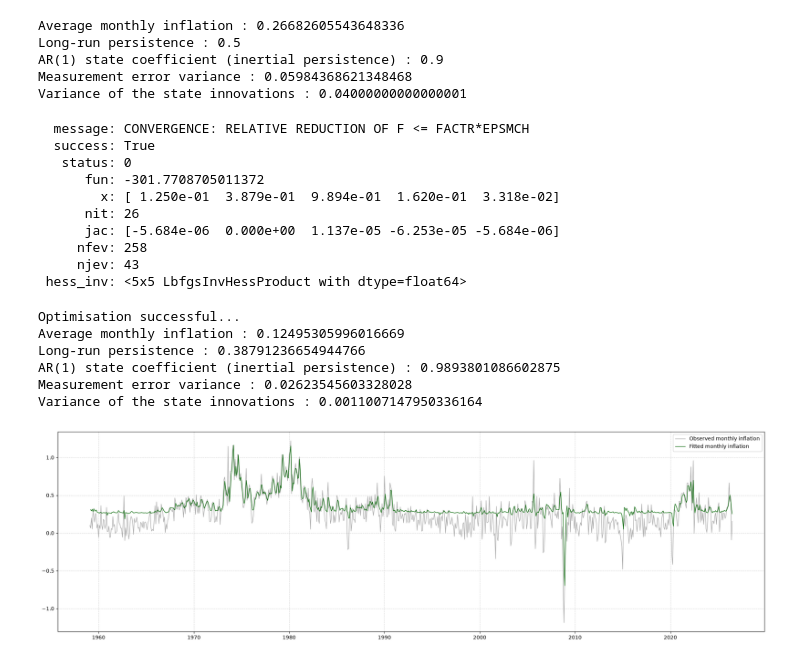
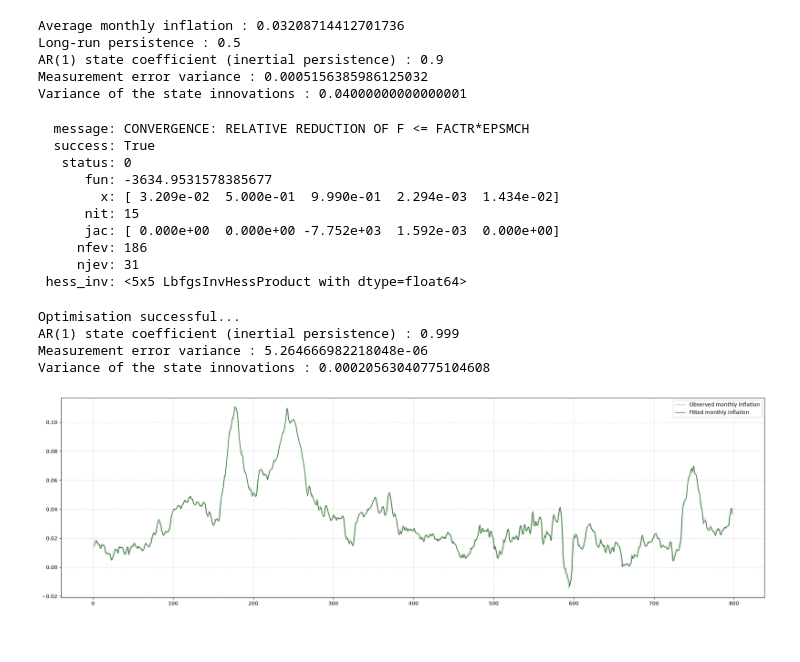
Before and after one commit to Lea-Gosselin/ismi-index, a Jupyter notebook: StateSpaceUS.ipynb, the cells around one changed output. Cells and saved outputs as stored; diff of their text form; code cells hidden in the pictures.

Commit message:
Filter done, test MoM and YoY

```diff
--- a/StateSpaceUS.ipynb
+++ b/StateSpaceUS.ipynb
@@ -33,6 +79,7 @@ if niv=='4':
 # %%
 # Initial parameters
-pi = InflTot.iloc[:, 0].values
+pi = headline.dropna().values/100
+# pi = InflTot.iloc[:,0].values
 
 F = 0.9
 mu = pi.mean()
@@ -50,10 +97,10 @@ print(f"AR(1) state coefficient (inertial persistence) : {F}")
 print(f"Measurement error variance : {H}")
 print(f"Variance of the state innovations : {Q}")
 # %% [output]
-Average monthly inflation : 0.26682605543648336
+Average monthly inflation : 0.03208714412701736
 Long-run persistence : 0.5
 AR(1) state coefficient (inertial persistence) : 0.9
-Measurement error variance : 0.05984368621348468
+Measurement error variance : 0.0005156385986125032
 Variance of the state innovations : 0.04000000000000001
 # %%
 # Optimise...
@@ -63,59 +110,53 @@ res
   message: CONVERGENCE: RELATIVE REDUCTION OF F <= FACTR*EPSMCH
   success: True
    status: 0
-      fun: -301.7708705011372
-        x: [ 1.250e-01  3.879e-01  9.894e-01  1.620e-01  3.318e-02]
-      nit: 26
-      jac: [-5.684e-06  0.000e+00  1.137e-05 -6.253e-05 -5.684e-06]
-     nfev: 258
-     njev: 43
+      fun: -3634.9531578385677
+        x: [ 3.209e-02  5.000e-01  9.990e-01  2.294e-03  1.434e-02]
+      nit: 15
+      jac: [ 0.000e+00  0.000e+00 -7.752e+03  1.592e-03  0.000e+00]
+     nfev: 186
+     njev: 31
  hess_inv: <5x5 LbfgsInvHessProduct with dtype=float64>
 # %%
 # Get parameters...
 print("Optimisation successful...")
-mu, rho_bar, F, H, Q = maths.get_parameters(res.x, M)
-print(f"Average monthly inflation : {mu}")
-print(f"Long-run persistence : {rho_bar}")
+_, _, F, H, Q = maths.get_parameters(res.x, M)
 print(f"AR(1) state coefficient (inertial persistence) : {F}")
 print(f"Measurement error variance : {H}")
 print(f"Variance of the state innovations : {Q}")
 # %% [output]
 Optimisation successful...
-Average monthly inflation : 0.12495305996016669
-Long-run persistence : 0.38791236654944766
-AR(1) state coefficient (inertial persistence) : 0.9893801086602875
-Measurement error variance : 0.02623545603328028
-Variance of the state innovations : 0.0011007147950336164
+AR(1) state coefficient (inertial persistence) : 0.999
+Measurement error variance : 5.264666982218048e-06
+Variance of the state innovations : 0.00020563040775104608
 # %%
 # Filter...
-results = maths.kalman_filter_inflation(X0, pi, return_loglik=False)
+results = maths.kalman_filter_inflation(res.x, pi, return_loglik=False)
 # %%
 # Inflation versus predicted
-fitted = results["InflationFiltered"]
-pi = results["Inflation"]
-xAxis = InflTot.index
+fitted = results["FittedY"]
+pi = results["Y"]
+xAxis = headline.index
 
 fig, ax = plt.subplots(figsize=(20, 6))
 ax.plot(
-    xAxis,
     pi,
     label=f"Observed monthly inflation",
     color="darkgrey",
     linewidth=1,
 )
 
 ax.grid(True, linestyle="--", alpha=0.5)
 
 ax.plot(
-    xAxis,
     fitted,
     label=f"Fitted monthly inflation",
     color="darkgreen",
     linewidth=1,
 )
 
 plt.legend()
 plt.tight_layout()
 plt.show()
 # %% [output]
-[figure, old version]
+[figure, new version]
```
Also changed, not shown: parts of 5 cells of this notebook, 1 other file.
